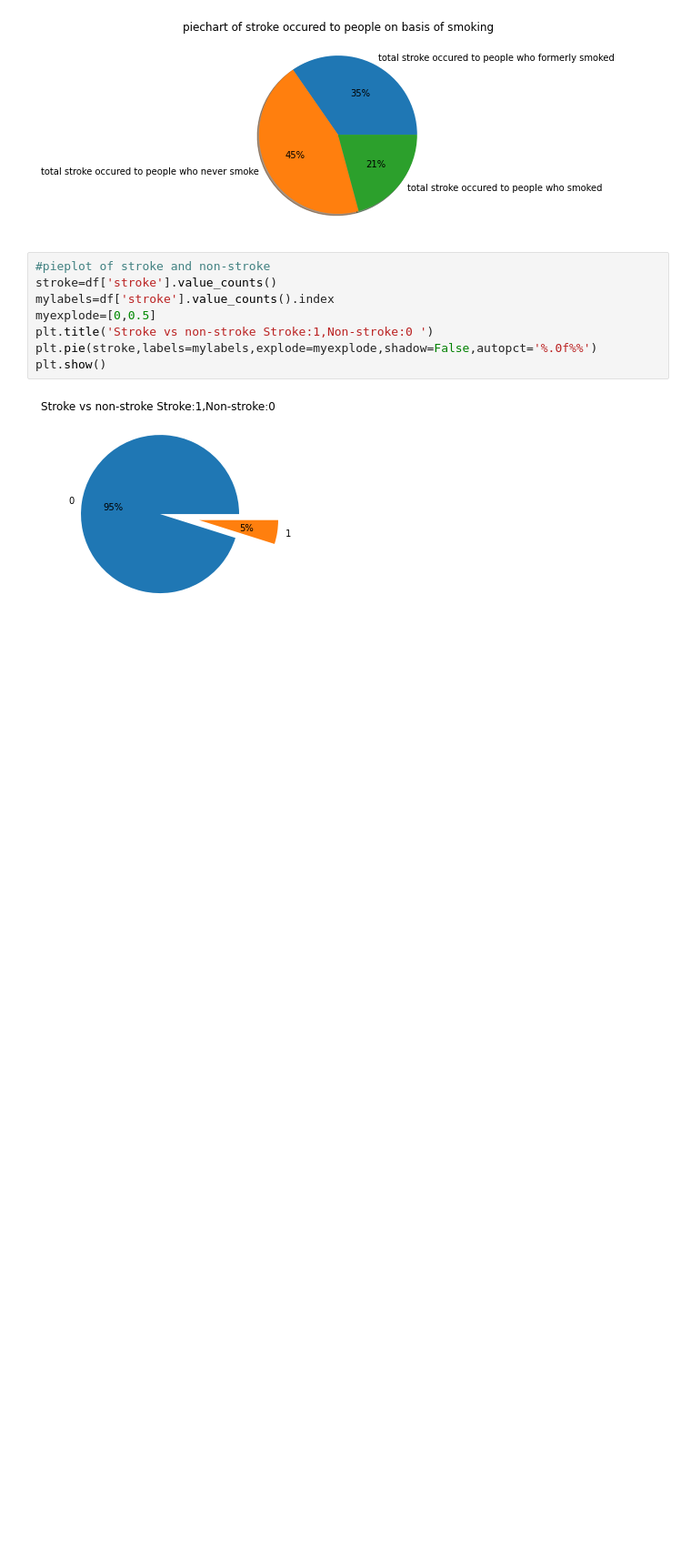
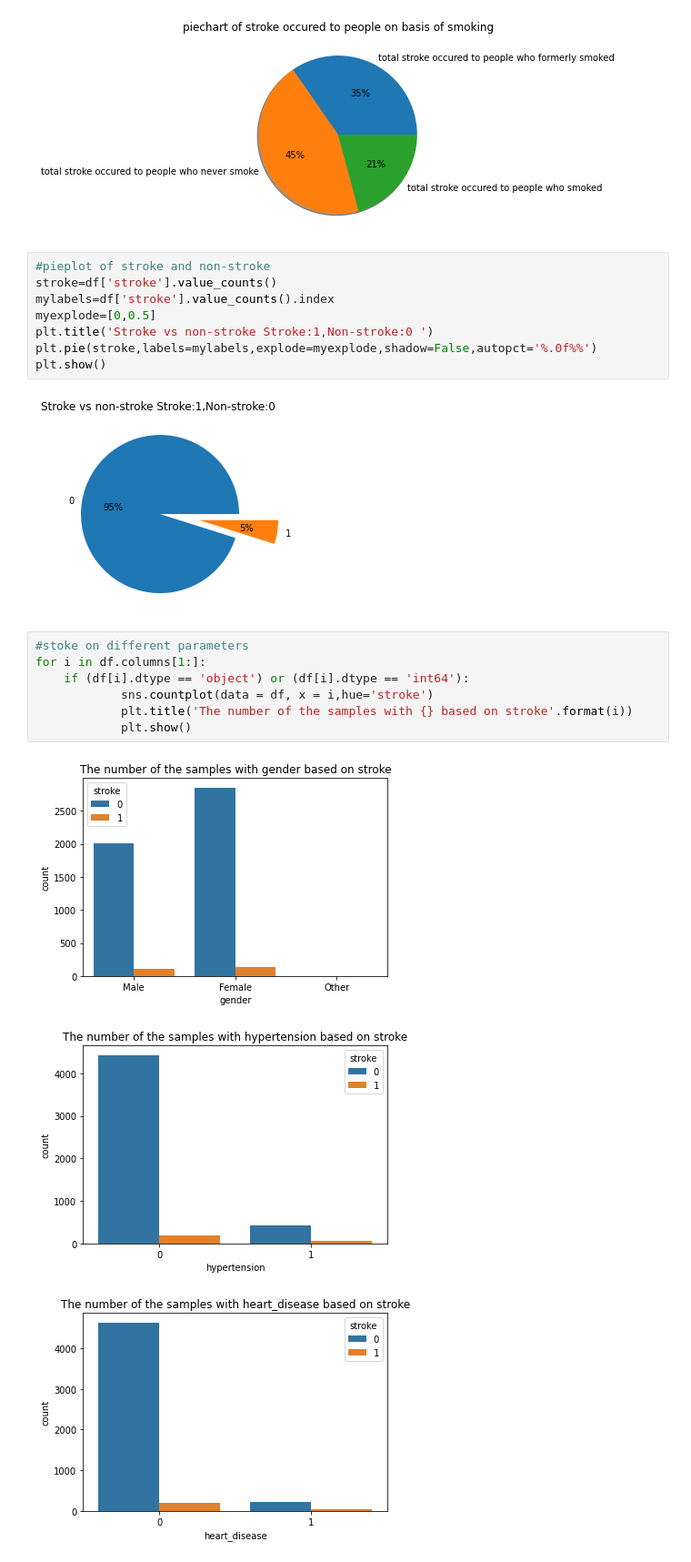
Before and after one commit to BibekRai44/Stroke-Analysis, a Jupyter notebook: stroke-prediction-and-analysis.ipynb, the cells around one changed output. Shown at 91% size. Cells and saved outputs as stored; diff of their text form; blank space fills up the shorter version.

Commit message:
stroke on different parameters

```diff
--- a/stroke-prediction-and-analysis.ipynb
+++ b/stroke-prediction-and-analysis.ipynb
@@ -442,3 +442,14 @@ plt.pie(stroke,labels=mylabels,explode=myexplode,shadow=False,autopct='%.0f%%')
 plt.show()
 # %% [output]
 [figure]
+# %%
+#stoke on different parameters
+for i in df.columns[1:]:
+    if (df[i].dtype == 'object') or (df[i].dtype == 'int64'):
+            sns.countplot(data = df, x = i,hue='stroke')
+            plt.title('The number of the samples with {} based on stroke'.format(i))
+            plt.show()
+# %% [output]
+[figure, added]
+[figure, added]
+[figure, added]
```
Also changed, not shown: parts of 1 cell of this notebook.
